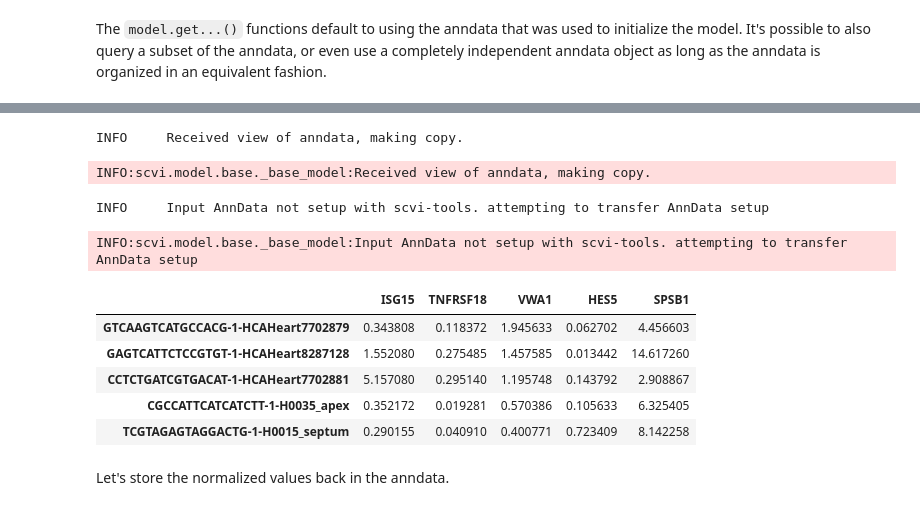
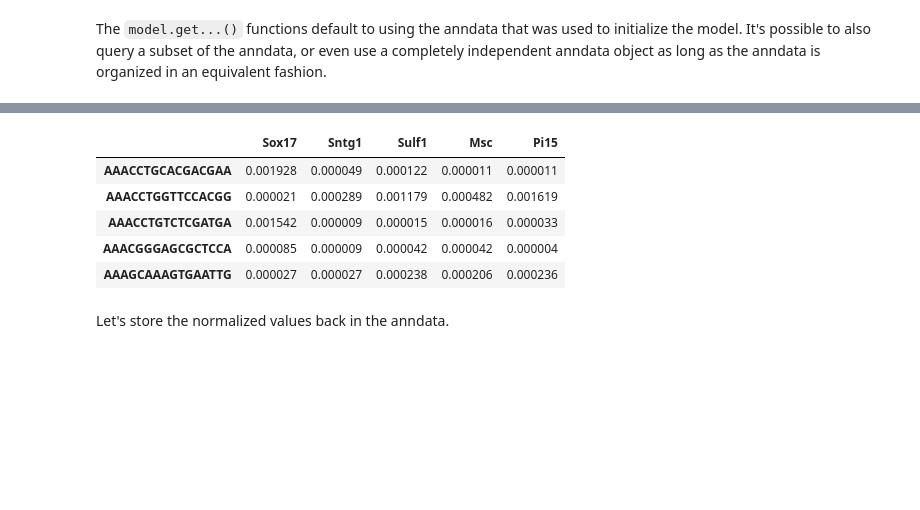
Before and after one commit to arcotan/single-cell-data-analysis, a Jupyter notebook: scviTools/matteo.ipynb, the cells around one changed output, grey strips where cells are left out. Cells and saved outputs as stored; diff of their text form; code cells hidden in the pictures; blank space fills up the shorter version.

```diff
--- a/scviTools/matteo.ipynb
+++ b/scviTools/matteo.ipynb
@@ -34,3 +28,5 @@ AttributeError: module 'scvi' has no attribute 'data'
+# %%
+adata = sc.read_10x_mtx('../filtered_dataset/tabulamuris/data_10X_P7_4/')
 # %% [markdown]
 Now we preprocess the data to remove, for example, genes that are very lowly expressed and other outliers. For these tasks we prefer the [Scanpy preprocessing module](https://scanpy.readthedocs.io/en/stable/api/index.html#module-scanpy.pp).
 # %%
@@ -103,5 +104,5 @@ All scvi-tools models run faster when using a GPU. By default, scvi-tools will u
 
 </div>
 # %%
-model.train()
+model.train(use_gpu=False)
 # %% [output]
@@ -125,8 +127,9 @@ latent = model.get_latent_representation()
 It's often useful to store the outputs of scvi-tools back into the original anndata, as it permits interoperability with Scanpy.
 # %%
 adata.obsm["X_scVI"] = latent
+adata_subset = adata
 # %% [markdown]
 The `model.get...()` functions default to using the anndata that was used to initialize the model. It's possible to also query a subset of the anndata, or even use a completely independent anndata object as long as the anndata is organized in an equivalent fashion.
 # %%
-adata_subset = adata[adata.obs.cell_type == "Fibroblast"]
+# adata_subset = adata[adata.obs.cell_type == "Fibroblast"]
 latent_subset = model.get_latent_representation(adata_subset)
@@ -138,17 +136,13 @@ INFO:scvi.model.base._base_model:Input AnnData not setup with scvi-tools. attemp
 # %%
-denoised = model.get_normalized_expression(adata_subset, library_size=1e4)
+denoised = model.get_normalized_expression(adata_subset)
 denoised.iloc[:5, :5]
 # %% [output]
-INFO     Received view of anndata, making copy.
-INFO:scvi.model.base._base_model:Received view of anndata, making copy.
-INFO     Input AnnData not setup with scvi-tools. attempting to transfer AnnData setup
-INFO:scvi.model.base._base_model:Input AnnData not setup with scvi-tools. attempting to transfer AnnData setup
-|  | ISG15 | TNFRSF18 | VWA1 | HES5 | SPSB1 |
-| GTCAAGTCATGCCACG-1-HCAHeart7702879 | 0.343808 | 0.118372 | 1.945633 | 0.062702 | 4.456603 |
-| GAGTCATTCTCCGTGT-1-HCAHeart8287128 | 1.552080 | 0.275485 | 1.457585 | 0.013442 | 14.617260 |
-| CCTCTGATCGTGACAT-1-HCAHeart7702881 | 5.157080 | 0.295140 | 1.195748 | 0.143792 | 2.908867 |
-| CGCCATTCATCATCTT-1-H0035_apex | 0.352172 | 0.019281 | 0.570386 | 0.105633 | 6.325405 |
-| TCGTAGAGTAGGACTG-1-H0015_septum | 0.290155 | 0.040910 | 0.400771 | 0.723409 | 8.142258 |
+|  | Sox17 | Sntg1 | Sulf1 | Msc | Pi15 |
+| AAACCTGCACGACGAA | 0.001928 | 0.000049 | 0.000122 | 0.000011 | 0.000011 |
+| AAACCTGGTTCCACGG | 0.000021 | 0.000289 | 0.001179 | 0.000482 | 0.001619 |
+| AAACCTGTCTCGATGA | 0.001542 | 0.000009 | 0.000015 | 0.000016 | 0.000033 |
+| AAACGGGAGCGCTCCA | 0.000085 | 0.000009 | 0.000042 | 0.000042 | 0.000004 |
+| AAAGCAAAGTGAATTG | 0.000027 | 0.000027 | 0.000238 | 0.000206 | 0.000236 |
 # %% [markdown]
 Let's store the normalized values back in the anndata.
 # %%
```
Also changed, not shown: parts of 23 cells of this notebook.
